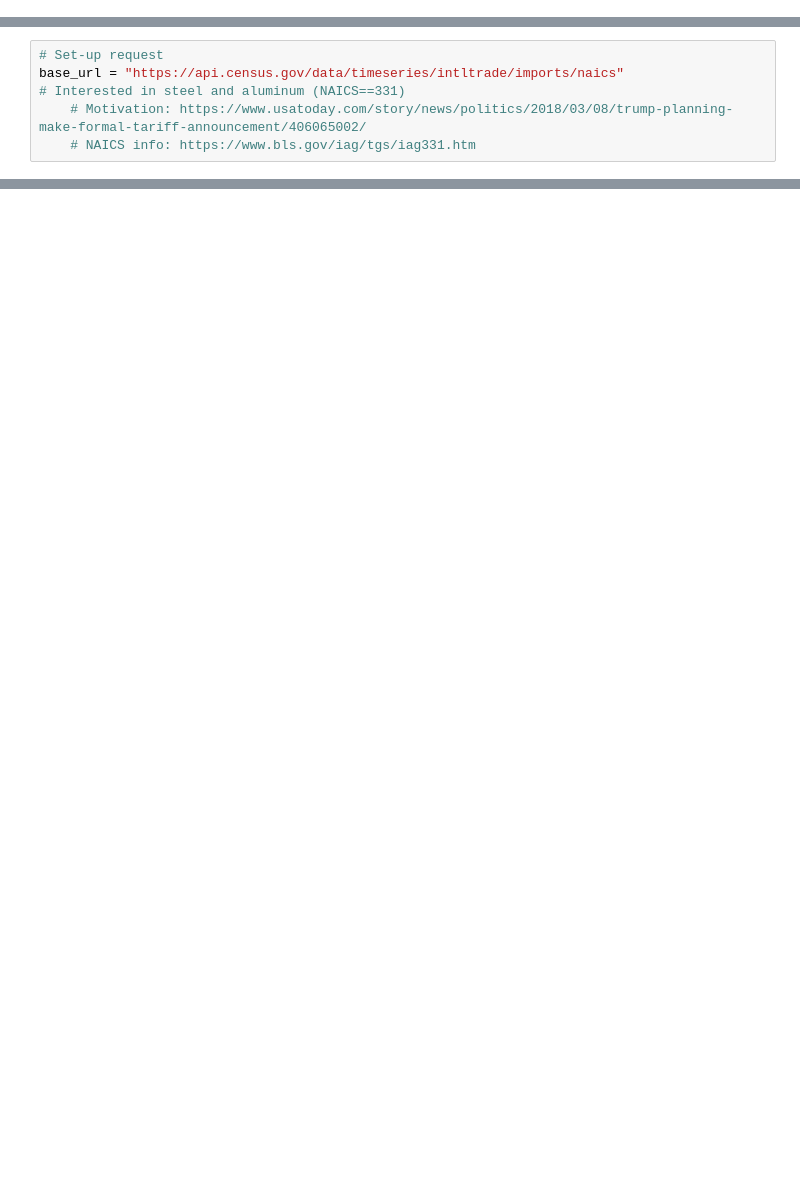
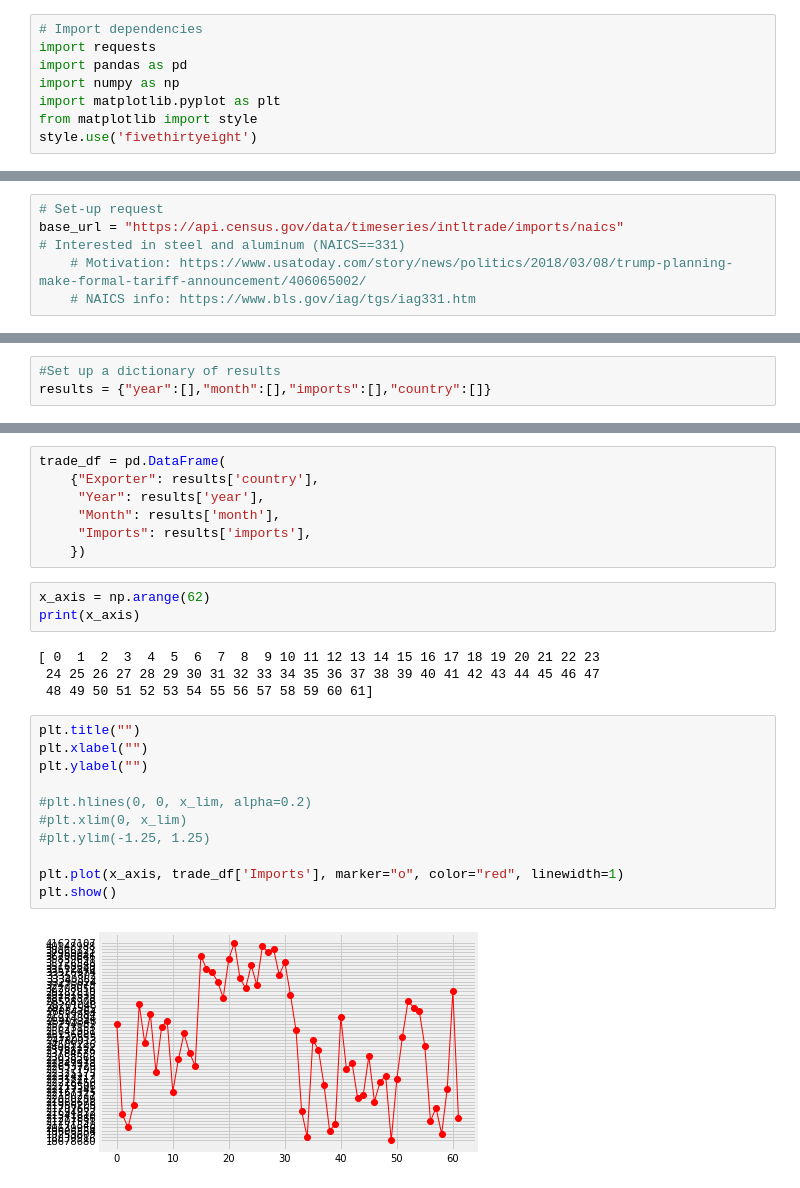
Before and after one commit to christinamarpar/GW-project-1, a Jupyter notebook: 1_Trade/trade.ipynb, the cells around one changed output, grey strips where cells are left out. Drawn from its saved outputs; the diff is of its cells as text; blank space fills up the shorter version.

```diff
--- a/1_Trade/trade.ipynb
+++ b/1_Trade/trade.ipynb
@@ -11,6 +11,14 @@
 #March 1 = announced
 #March 8 = signed
 #March 23 = in effect
+# %%
+# Import dependencies
+import requests
+import pandas as pd
+import numpy as np
+import matplotlib.pyplot as plt
+from matplotlib import style
+style.use('fivethirtyeight')
 # %%
 # Census Trade API Key
 from config import api_key
@@ -54,0 +54,3 @@ params = {
+# %%
+#Set up a dictionary of results
+results = {"year":[],"month":[],"imports":[],"country":[]}
@@ -54,0 +93,27 @@ params = {
+# %%
+trade_df = pd.DataFrame(
+    {"Exporter": results['country'],
+     "Year": results['year'],
+     "Month": results['month'],
+     "Imports": results['imports'],
+    })
+# %%
+x_axis = np.arange(62)
+print(x_axis)
+# %% [output]
+[ 0  1  2  3  4  5  6  7  8  9 10 11 12 13 14 15 16 17 18 19 20 21 22 23
+ 24 25 26 27 28 29 30 31 32 33 34 35 36 37 38 39 40 41 42 43 44 45 46 47
+ 48 49 50 51 52 53 54 55 56 57 58 59 60 61]
+# %%
+plt.title("")
+plt.xlabel("")
+plt.ylabel("")
+
+#plt.hlines(0, 0, x_lim, alpha=0.2)
+#plt.xlim(0, x_lim)
+#plt.ylim(-1.25, 1.25)
+
+plt.plot(x_axis, trade_df['Imports'], marker="o", color="red", linewidth=1)
+plt.show()
+# %% [output]
+[figure, added]
```
Also changed, not shown: parts of 4 cells of this notebook.
